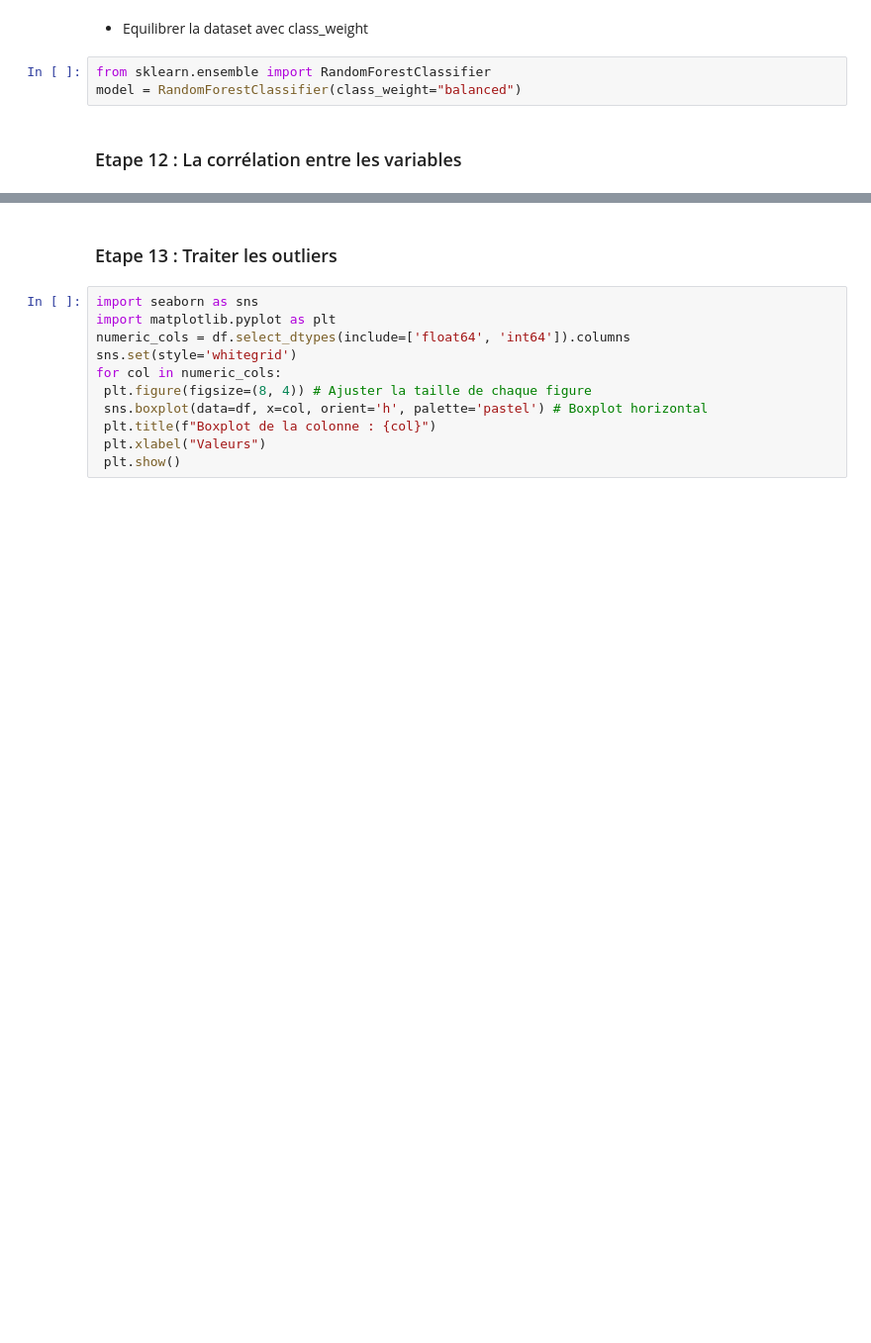
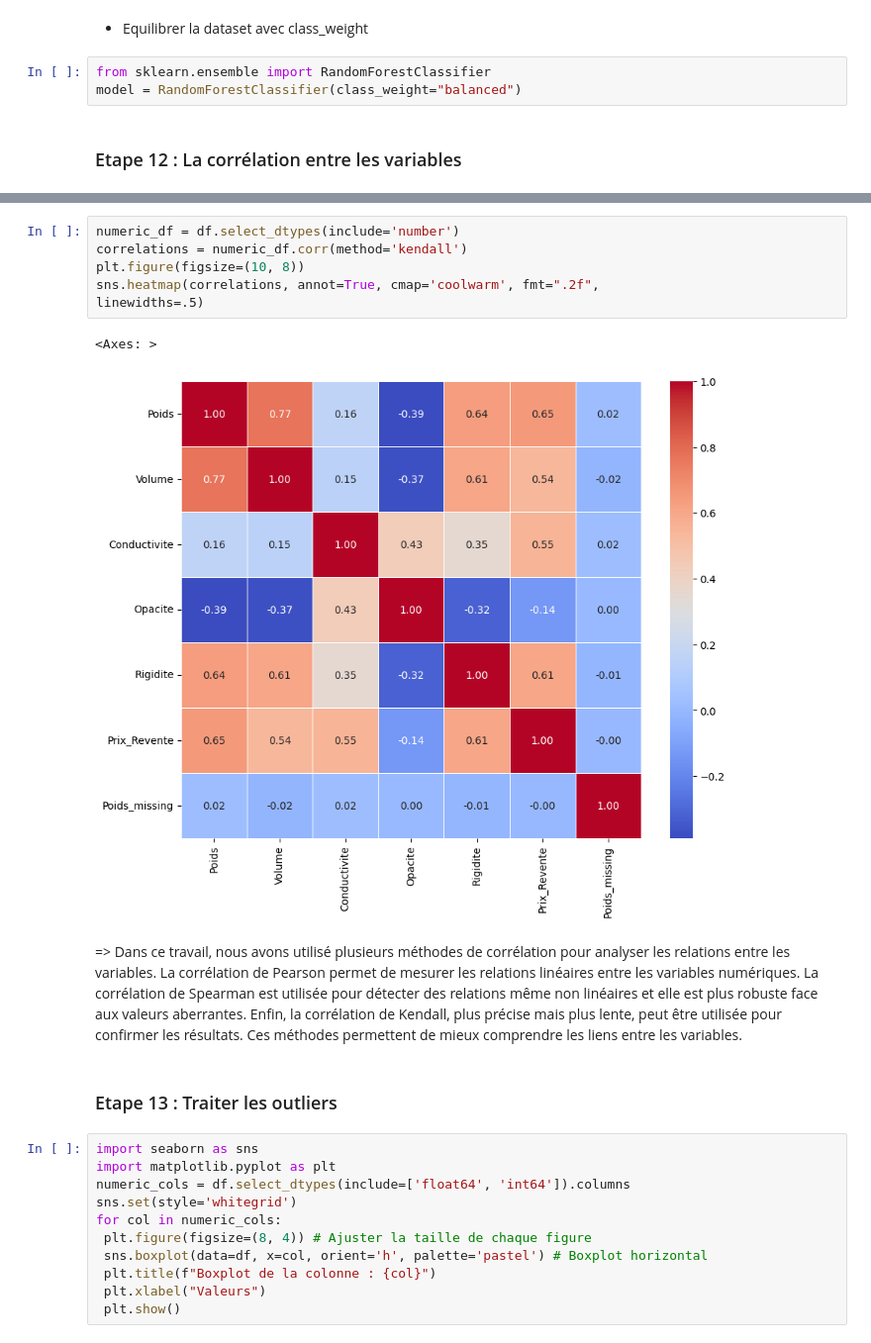
Before and after one commit to Test123599/ECOML, a Jupyter notebook: TpStandard - Copie.ipynb, the cells around one changed output, grey strips where cells are left out. Shown at 99% size. Saved outputs shown, nothing was run; the diff lists cells and outputs as text; blank space fills up the shorter version.

```diff
--- a/TpStandard - Copie.ipynb
+++ b/TpStandard - Copie.ipynb
@@ -324,3 +368,18 @@ linewidths=.5)
+# %%
+numeric_df = df.select_dtypes(include='number')
+correlations = numeric_df.corr(method='kendall')
+plt.figure(figsize=(10, 8))
+sns.heatmap(correlations, annot=True, cmap='coolwarm', fmt=".2f",
+linewidths=.5)
+# %% [output]
+<Axes: >
+[figure, added]
+# %% [markdown]
+=> Dans ce travail, nous avons utilisé plusieurs méthodes de corrélation pour analyser les relations entre les variables.
+La corrélation de Pearson permet de mesurer les relations linéaires entre les variables numériques.
+La corrélation de Spearman est utilisée pour détecter des relations même non linéaires et elle est plus robuste face aux valeurs aberrantes.
+Enfin, la corrélation de Kendall, plus précise mais plus lente, peut être utilisée pour confirmer les résultats.
+Ces méthodes permettent de mieux comprendre les liens entre les variables.
 # %% [markdown]
 ### Etape 13 : Traiter les outliers
 # %%
```
Also changed, not shown: parts of 14 cells of this notebook.
